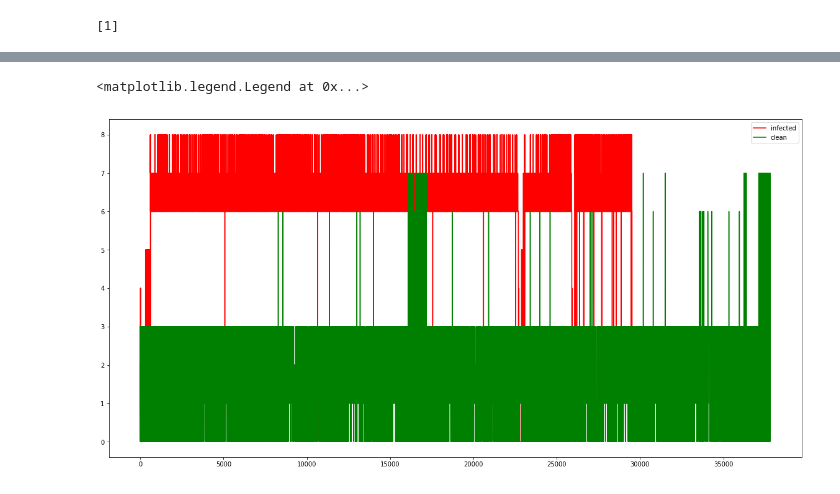
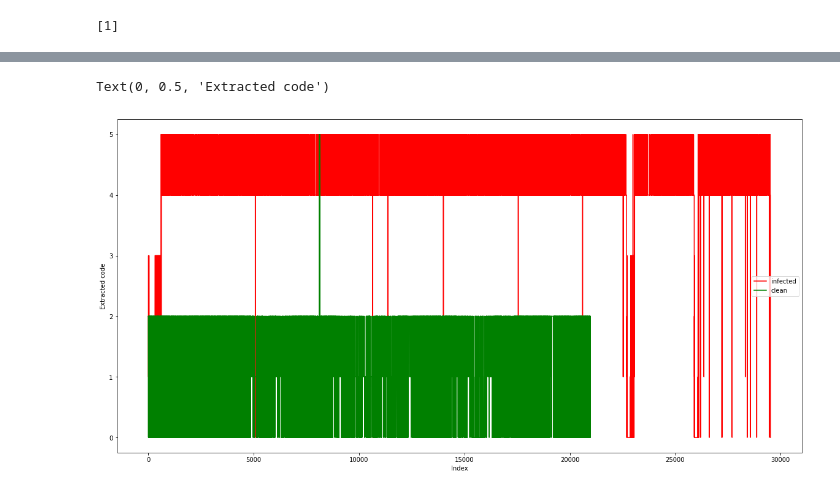
Before and after one commit to giannislelekas/CS4035, a Jupyter notebook: lab3/Flow_Data_Discretiazation_Task.ipynb, the cells around one changed output, grey strips where cells are left out. Saved outputs shown, nothing was run; the diff lists cells and outputs as text; code cells hidden in the pictures.

Commit message:
Fix for the ordinal discretization for profiling task

```diff
--- a/lab3/Flow_Data_Discretiazation_Task.ipynb
+++ b/lab3/Flow_Data_Discretiazation_Task.ipynb
@@ -305,9 +297,14 @@ print(ordinal_val)
 # %% [output]
 [1]
 # %%
-def discretize_ordinal(val, ordinal_val):
-    if len(val)==1:
-        disc = val>ordinal_val
+def discretize_ordinal(val, ranks):
+
+    ordinal_ranks = np.linspace(0, 1, ranks, endpoint=False)
+    ordinal_ind = np.ceil(ordinal_ranks[1:] * len(val))
+    ordinal_val = np.array(sorted(val))[ordinal_ind.astype(int)]
+
+    if len(ordinal_val)==1:
+        disc = (val>ordinal_val).astype(int)
     else:
         disc = []
         for v in val:
@@ -332,3 +329,6 @@ def extract_code(values):
             code[i] = code[i] + values[i,j] * s/M[j]
             s = s / M[j]
     return code, M
+# %%
+pack_disc = discretize_ordinal(val, 2)
+data_nobground['Disc_Packets'] = pack_disc
@@ -335,9 +340,10 @@ def extract_code(values):
 # %%
-feat = ['Prot', 'Packets']
+feat = ['Prot', 'Disc_Packets']
 
-infected_values = data_infected[feat].values
-infected_values[:, 1] = discretize_ordinal(infected_values[:,1], ordinal_val)
-infected_code, _ = extract_code(infected_values)
+infected_data = data_nobground[np.logical_or(data_nobground['Src_IP_Addr']==infected_hosts[0], data_nobground['Dst_IP_Addr']==infected_hosts[0])]
+infected_data = infected_data[feat].values
+# infected_values[:, 1] = discretize_ordinal(infected_values[:,1], ordinal_val)
+infected_code, _ = extract_code(infected_data)
 # %%
 plt.figure(figsize=(20,10))
 plt.plot(infected_code)
@@ -353,3 +353,6 @@ test_labels = data_clean['Label'].values == 'Botnet'
+# %%
+clean_data = data_nobground[np.logical_or(data_nobground['Src_IP_Addr']==normal_hosts[0], data_nobground['Dst_IP_Addr']==normal_hosts[0])][feat].values
+test_code,_ = extract_code(clean_data)
 # %%
 plt.figure(figsize=(20,10))
 plt.plot(test_code)
@@ -359,10 +362,10 @@ plt.plot(test_code)
 # %%
 plt.figure(figsize=(20,10))
 plt.plot(infected_code, color='r', label='infected')
 plt.plot(test_code, color='g', label='clean')
 plt.legend()
 plt.xlabel("Index")
-plt.ylabel()
+plt.ylabel("Extracted code")
 # %% [output]
-<matplotlib.legend.Legend at 0x...>
+Text(0, 0.5, 'Extracted code')
-[figure, old version]
+[figure, new version]
```
Also changed, not shown: parts of 12 cells of this notebook, 3 other files.
